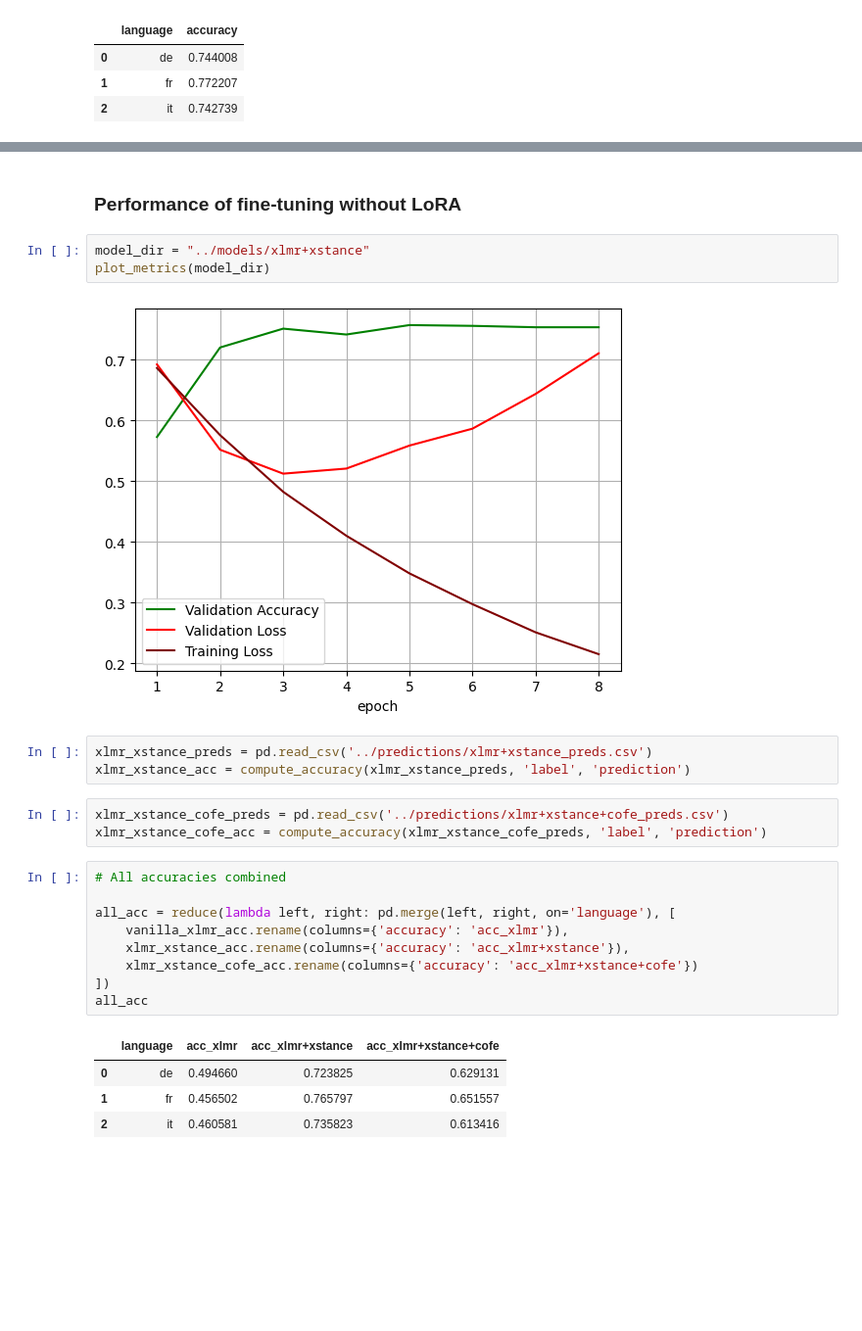
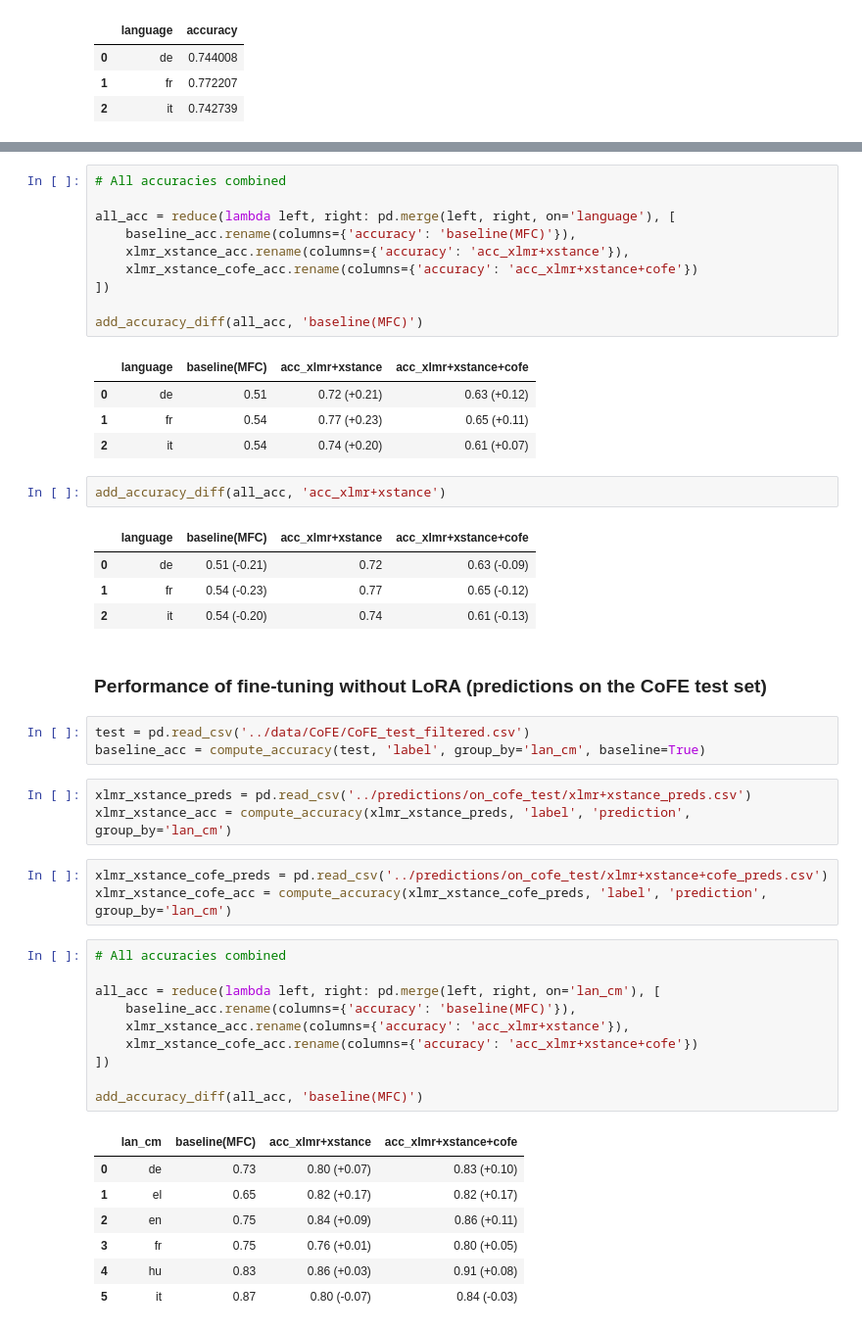
Before and after one commit to NazaninShafiabadi/StanceDetection, a Jupyter notebook: analysis/CoFE.ipynb, the cells around one changed output, grey strips where cells are left out. Shown: that part at 98% size. Drawn from its saved outputs; the diff is of its cells as text; blank space fills up the shorter version.

```diff
--- a/analysis/CoFE.ipynb
+++ b/analysis/CoFE.ipynb
@@ -88,27 +96,51 @@ cofe_xstance_acc_wrt_xstance
+# %%
+# All accuracies combined
+
+all_acc = reduce(lambda left, right: pd.merge(left, right, on='language'), [
+    baseline_acc.rename(columns={'accuracy': 'baseline(MFC)'}),
+    xlmr_xstance_acc.rename(columns={'accuracy': 'acc_xlmr+xstance'}),
+    xlmr_xstance_cofe_acc.rename(columns={'accuracy': 'acc_xlmr+xstance+cofe'})
+])
+
+add_accuracy_diff(all_acc, 'baseline(MFC)')
+# %% [output]
+|  | language | baseline(MFC) | acc_xlmr+xstance | acc_xlmr+xstance+cofe |
+| 0 | de | 0.51 | 0.72 (+0.21) | 0.63 (+0.12) |
+| 1 | fr | 0.54 | 0.77 (+0.23) | 0.65 (+0.11) |
+| 2 | it | 0.54 | 0.74 (+0.20) | 0.61 (+0.07) |
+# %%
+add_accuracy_diff(all_acc, 'acc_xlmr+xstance')
+# %% [output]
+|  | language | baseline(MFC) | acc_xlmr+xstance | acc_xlmr+xstance+cofe |
+| 0 | de | 0.51 (-0.21) | 0.72 | 0.63 (-0.09) |
+| 1 | fr | 0.54 (-0.23) | 0.77 | 0.65 (-0.12) |
+| 2 | it | 0.54 (-0.20) | 0.74 | 0.61 (-0.13) |
 # %% [markdown]
-### Performance of fine-tuning without LoRA
+### Performance of fine-tuning without LoRA (predictions on the CoFE test set)
-# %%
-model_dir = "../models/xlmr+xstance"
-plot_metrics(model_dir)
-# %% [output]
-[figure, removed]
+# %%
+test = pd.read_csv('../data/CoFE/CoFE_test_filtered.csv')
+baseline_acc = compute_accuracy(test, 'label', group_by='lan_cm', baseline=True)
 # %%
-xlmr_xstance_preds = pd.read_csv('../predictions/xlmr+xstance_preds.csv')
-xlmr_xstance_acc = compute_accuracy(xlmr_xstance_preds, 'label', 'prediction')
+xlmr_xstance_preds = pd.read_csv('../predictions/on_cofe_test/xlmr+xstance_preds.csv')
+xlmr_xstance_acc = compute_accuracy(xlmr_xstance_preds, 'label', 'prediction', group_by='lan_cm')
 # %%
-xlmr_xstance_cofe_preds = pd.read_csv('../predictions/xlmr+xstance+cofe_preds.csv')
-xlmr_xstance_cofe_acc = compute_accuracy(xlmr_xstance_cofe_preds, 'label', 'prediction')
+xlmr_xstance_cofe_preds = pd.read_csv('../predictions/on_cofe_test/xlmr+xstance+cofe_preds.csv')
+xlmr_xstance_cofe_acc = compute_accuracy(xlmr_xstance_cofe_preds, 'label', 'prediction', group_by='lan_cm')
 # %%
 # All accuracies combined
 
-all_acc = reduce(lambda left, right: pd.merge(left, right, on='language'), [
-    vanilla_xlmr_acc.rename(columns={'accuracy': 'acc_xlmr'}),
+all_acc = reduce(lambda left, right: pd.merge(left, right, on='lan_cm'), [
+    baseline_acc.rename(columns={'accuracy': 'baseline(MFC)'}),
     xlmr_xstance_acc.rename(columns={'accuracy': 'acc_xlmr+xstance'}),
     xlmr_xstance_cofe_acc.rename(columns={'accuracy': 'acc_xlmr+xstance+cofe'})
 ])
-all_acc
+
+add_accuracy_diff(all_acc, 'baseline(MFC)')
 # %% [output]
-|  | language | acc_xlmr | acc_xlmr+xstance | acc_xlmr+xstance+cofe |
-| 0 | de | 0.494660 | 0.723825 | 0.629131 |
-| 1 | fr | 0.456502 | 0.765797 | 0.651557 |
-| 2 | it | 0.460581 | 0.735823 | 0.613416 |
+|  | lan_cm | baseline(MFC) | acc_xlmr+xstance | acc_xlmr+xstance+cofe |
+| 0 | de | 0.73 | 0.80 (+0.07) | 0.83 (+0.10) |
+| 1 | el | 0.65 | 0.82 (+0.17) | 0.82 (+0.17) |
+| 2 | en | 0.75 | 0.84 (+0.09) | 0.86 (+0.11) |
+| 3 | fr | 0.75 | 0.76 (+0.01) | 0.80 (+0.05) |
+| 4 | hu | 0.83 | 0.86 (+0.03) | 0.91 (+0.08) |
+| 5 | it | 0.87 | 0.80 (-0.07) | 0.84 (-0.03) |
```
Also changed, not shown: parts of 13 cells of this notebook, 7 other files.
